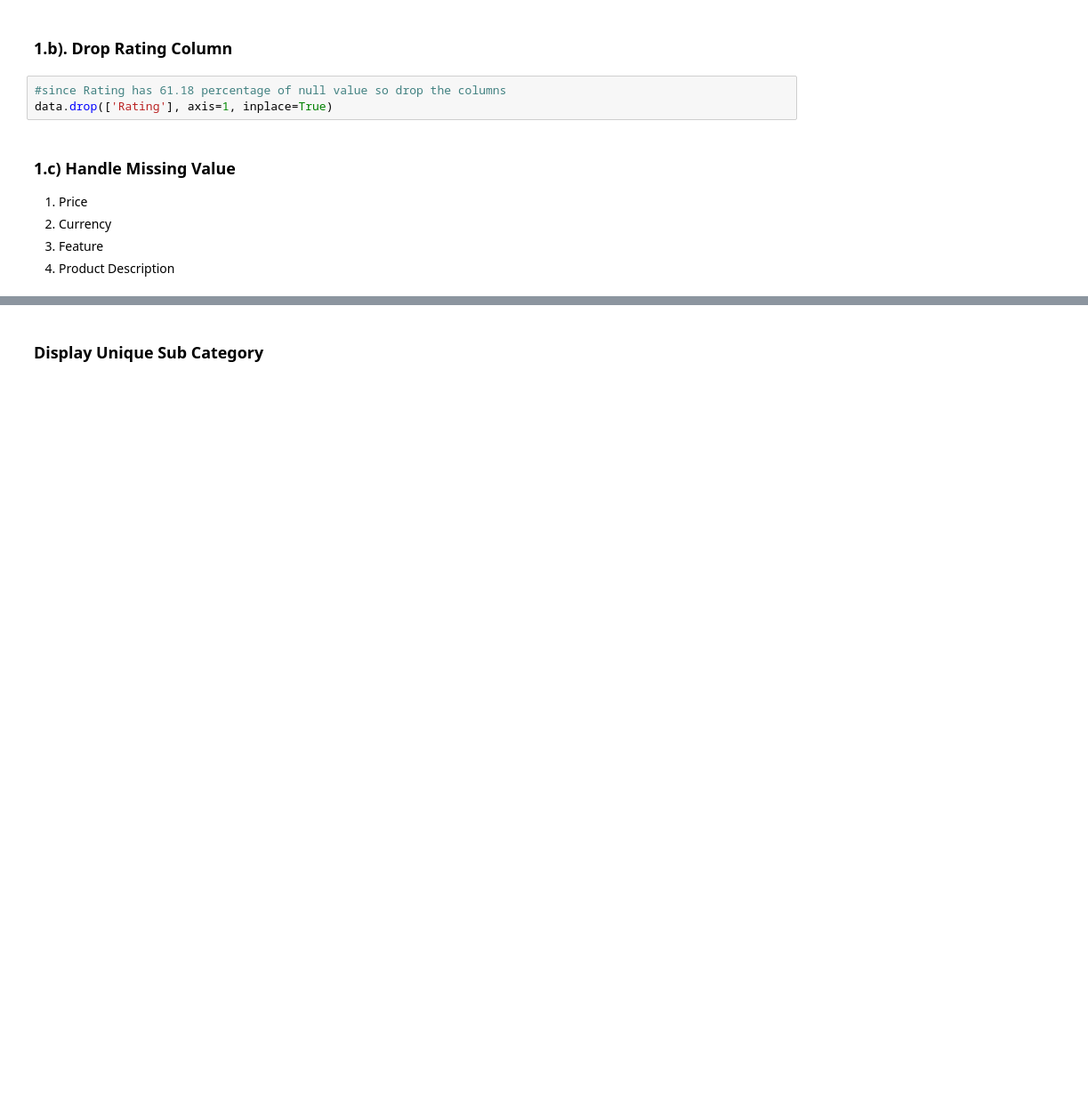
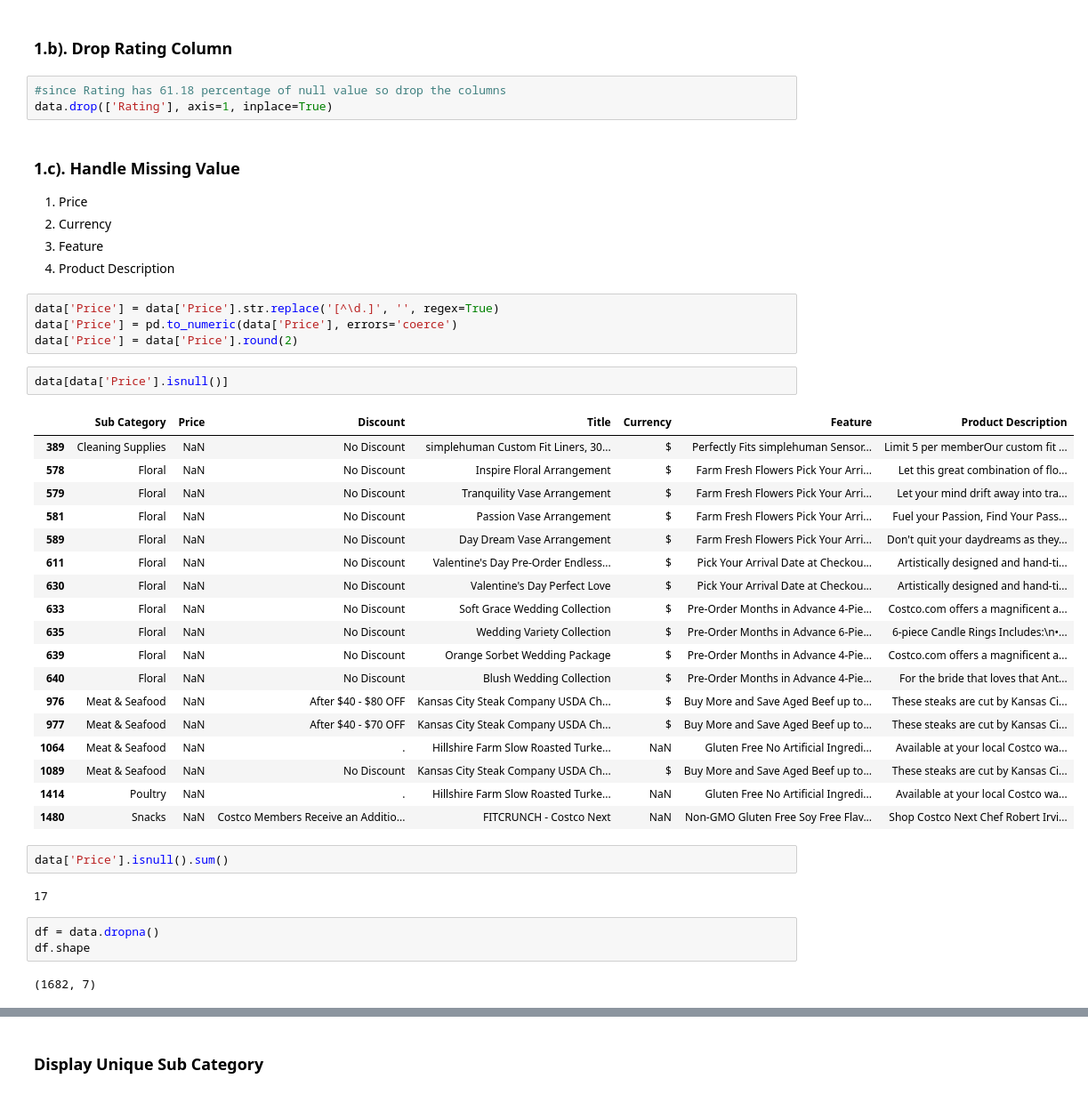
Before and after one commit to VishalDeoPrasad/Grocery-Store-Dataset, a Jupyter notebook: grocery-store-dataset.ipynb, the cells around one changed output, grey strips where cells are left out. Shown at 89% size. Saved outputs shown, nothing was run; the diff lists cells and outputs as text; blank space fills up the shorter version.

```diff
--- a/grocery-store-dataset.ipynb
+++ b/grocery-store-dataset.ipynb
@@ -80,8 +80,42 @@ data.apply(find_percentage)
 #since Rating has 61.18 percentage of null value so drop the columns
 data.drop(['Rating'], axis=1, inplace=True)
 # %% [markdown]
-### 1.c) Handle Missing Value
+### 1.c). Handle Missing Value
 1. Price
 1. Currency
 1. Feature
 1. Product Description
+# %%
+data['Price'] = data['Price'].str.replace('[^\d.]', '', regex=True)
+data['Price'] = pd.to_numeric(data['Price'], errors='coerce')
+data['Price'] = data['Price'].round(2)
+# %%
+data[data['Price'].isnull()]
+# %% [output]
+|  | Sub Category | Price | Discount | Title | Currency | Feature | Product Description |
+| 389 | Cleaning Supplies | NaN | No Discount | simplehuman Custom Fit Liners, 30... | $ | Perfectly Fits simplehuman Sensor... | Limit 5 per memberOur custom fit ... |
+| 578 | Floral | NaN | No Discount | Inspire Floral Arrangement | $ | Farm Fresh Flowers Pick Your Arri... | Let this great combination of flo... |
+| 579 | Floral | NaN | No Discount | Tranquility Vase Arrangement | $ | Farm Fresh Flowers Pick Your Arri... | Let your mind drift away into tra... |
+| 581 | Floral | NaN | No Discount | Passion Vase Arrangement | $ | Farm Fresh Flowers Pick Your Arri... | Fuel your Passion, Find Your Pass... |
+| 589 | Floral | NaN | No Discount | Day Dream Vase Arrangement | $ | Farm Fresh Flowers Pick Your Arri... | Don't quit your daydreams as they... |
+| 611 | Floral | NaN | No Discount | Valentine's Day Pre-Order Endless... | $ | Pick Your Arrival Date at Checkou... | Artistically designed and hand-ti... |
+| 630 | Floral | NaN | No Discount | Valentine's Day Perfect Love | $ | Pick Your Arrival Date at Checkou... | Artistically designed and hand-ti... |
+| 633 | Floral | NaN | No Discount | Soft Grace Wedding Collection | $ | Pre-Order Months in Advance 4-Pie... | Costco.com offers a magnificent a... |
+| 635 | Floral | NaN | No Discount | Wedding Variety Collection | $ | Pre-Order Months in Advance 6-Pie... | 6-piece Candle Rings Includes:\n•... |
+| 639 | Floral | NaN | No Discount | Orange Sorbet Wedding Package | $ | Pre-Order Months in Advance 4-Pie... | Costco.com offers a magnificent a... |
+| 640 | Floral | NaN | No Discount | Blush Wedding Collection | $ | Pre-Order Months in Advance 4-Pie... | For the bride that loves that Ant... |
+| 976 | Meat & Seafood | NaN | After $40 - $80 OFF | Kansas City Steak Company USDA Ch... | $ | Buy More and Save Aged Beef up to... | These steaks are cut by Kansas Ci... |
+| 977 | Meat & Seafood | NaN | After $40 - $70 OFF | Kansas City Steak Company USDA Ch... | $ | Buy More and Save Aged Beef up to... | These steaks are cut by Kansas Ci... |
+| 1064 | Meat & Seafood | NaN | . | Hillshire Farm Slow Roasted Turke... | NaN | Gluten Free No Artificial Ingredi... | Available at your local Costco wa... |
+| 1089 | Meat & Seafood | NaN | No Discount | Kansas City Steak Company USDA Ch... | $ | Buy More and Save Aged Beef up to... | These steaks are cut by Kansas Ci... |
+| 1414 | Poultry | NaN | . | Hillshire Farm Slow Roasted Turke... | NaN | Gluten Free No Artificial Ingredi... | Available at your local Costco wa... |
+| 1480 | Snacks | NaN | Costco Members Receive an Additio... | FITCRUNCH - Costco Next | NaN | Non-GMO Gluten Free Soy Free Flav... | Shop Costco Next Chef Robert Irvi... |
+# %%
+data['Price'].isnull().sum()
+# %% [output]
+17
+# %%
+df = data.dropna()
+df.shape
+# %% [output]
+(1682, 7)
```
Also changed, not shown: parts of 2 cells of this notebook.
